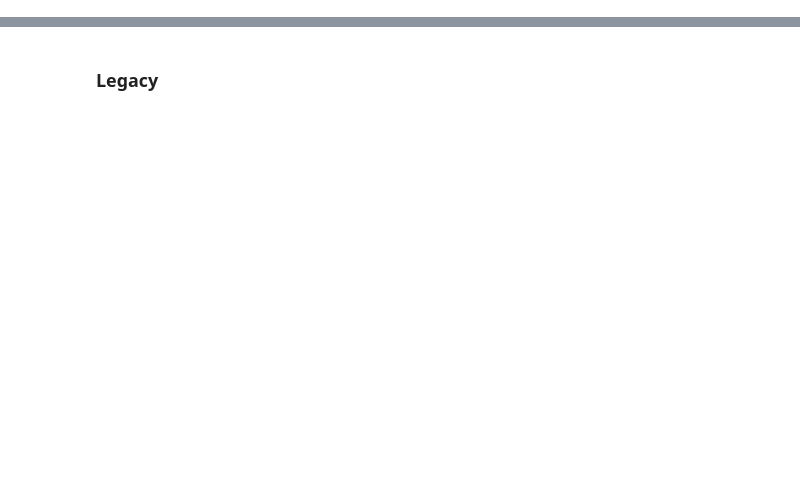
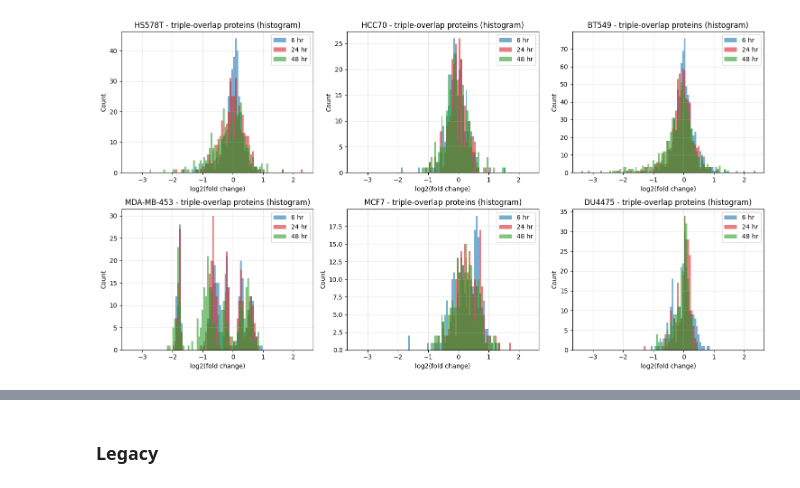
Before and after one commit to sanderlab/cellbox_torch, a Jupyter notebook: Abdullah_kuziez/preprocessing/TNBC_notebooks/AK_TNBC_preprocessing.ipynb, the cells around one changed output, grey strips where cells are left out. Drawn from its saved outputs; the diff is of its cells as text; code cells hidden in the pictures; blank space fills up the shorter version.

```diff
--- a/Abdullah_kuziez/preprocessing/TNBC_notebooks/AK_TNBC_preprocessing.ipynb
+++ b/Abdullah_kuziez/preprocessing/TNBC_notebooks/AK_TNBC_preprocessing.ipynb
@@ -424,0 +583,100 @@ Cell line: DU4475 | LOO R2: 0.358 | LOO MSE: 0.530 | Pearson: 0.629 | Num featur
+# %%
+# Plot histograms (not PDFs) of triple-overlap proteins for 6, 24, and 48 hr timepoints
+
+import pandas as pd
+import numpy as np
+import matplotlib.pyplot as plt
+from matplotlib.colors import to_rgba
+
+def get_protein_columns(df):
+    """Return set of columns that are not metadata (do not start with 'meta_')."""
+    return set([col for col in df.columns if not col.startswith('meta_')])
+
+# Prepare data and cell lines
+cell_lines = list(combined_6hr_dict.keys())
+
+# For each cell line, find the triple-overlap proteins (present in all 3 timepoints)
+triple_overlap_proteins = {}
+for cell in cell_lines:
+    prots_6 = get_protein_columns(combined_6hr_dict[cell])
+    prots_24 = get_protein_columns(combined_24hr_dict[cell])
+    prots_48 = get_protein_columns(combined_48hr_dict[cell])
+    triple_overlap_proteins[cell] = prots_6 & prots_24 & prots_48
+
+# Set up colors and labels for timepoints
+timepoint_colors = {
+    '6hr': to_rgba('#1f77b4', alpha=0.6),    # blue
+    '24hr': to_rgba('#d62728', alpha=0.6),   # red
+    '48hr': to_rgba('#2ca02c', alpha=0.6)    # green
+}
+timepoint_labels = {
+    '6hr': '6 hr',
+    '24hr': '24 hr',
+    '48hr': '48 hr'
+}
+timepoint_data = {
+    '6hr': combined_6hr_dict,
+    '24hr': combined_24hr_dict,
+    '48hr': combined_48hr_dict
+}
+
+# For consistent binning, collect all values for triple-overlap proteins across all cell lines and timepoints
+all_vals = []
+for tp in ['6hr', '24hr', '48hr']:
+    for cell in cell_lines:
+        prots = triple_overlap_proteins[cell]
+        if len(prots) == 0:
+            continue
+        df = timepoint_data[tp][cell]
+        vals = df[list(prots)].select_dtypes(include=[float, int]).values.flatten()
+        vals = vals[~np.isnan(vals)]
+        all_vals.append(vals)
+if len(all_vals) > 0:
+    all_vals = np.concatenate(all_vals)
+    x_min, x_max = np.min(all_vals), np.max(all_vals)
+else:
+    x_min, x_max = -1, 1  # fallback
+
+bins = np.linspace(x_min, x_max, 101)  # 100 bins
+
+# Plot histograms for each cell line
+n_cols = 3
+n_rows = int(np.ceil(len(cell_lines) / n_cols))
+fig, axes = plt.subplots(n_rows, n_cols, figsize=(5 * n_cols, 4 * n_rows), squeeze=False)
+axes = axes.flatten()
+
+for idx, cell in enumerate(cell_lines):
+    ax = axes[idx]
+    prots = triple_overlap_proteins[cell]
+    if len(prots) == 0:
+        ax.set_title(f"{cell} (no triple-overlap proteins)")
+        ax.axis('off')
+        continue
+    for tp, color in timepoint_colors.items():
+        df = timepoint_data[tp][cell]
+        vals = df[list(prots)].select_dtypes(include=[float, int]).values.flatten()
+        vals = vals[~np.isnan(vals)]
+        ax.hist(
+            vals,
+            bins=bins,
+            alpha=0.6,
+            color=color,
+            label=timepoint_labels[tp],
+            log=False,
+            edgecolor='none',
+            density=False  # Not a PDF, just counts
+        )
+    ax.set_title(f"{cell} - triple-overlap proteins (histogram)")
+    ax.set_xlabel("log2(fold change)")
+    ax.set_ylabel("Count")
+    ax.legend()
+    ax.grid(True, alpha=0.3)
+
+# Hide unused axes
+for j in range(len(cell_lines), n_rows * n_cols):
+    fig.delaxes(axes[j])
+
+plt.tight_layout()
+plt.show()
+# %% [output]
+[figure, added]
```
Also changed, not shown: parts of 41 cells of this notebook, 36 other files.
